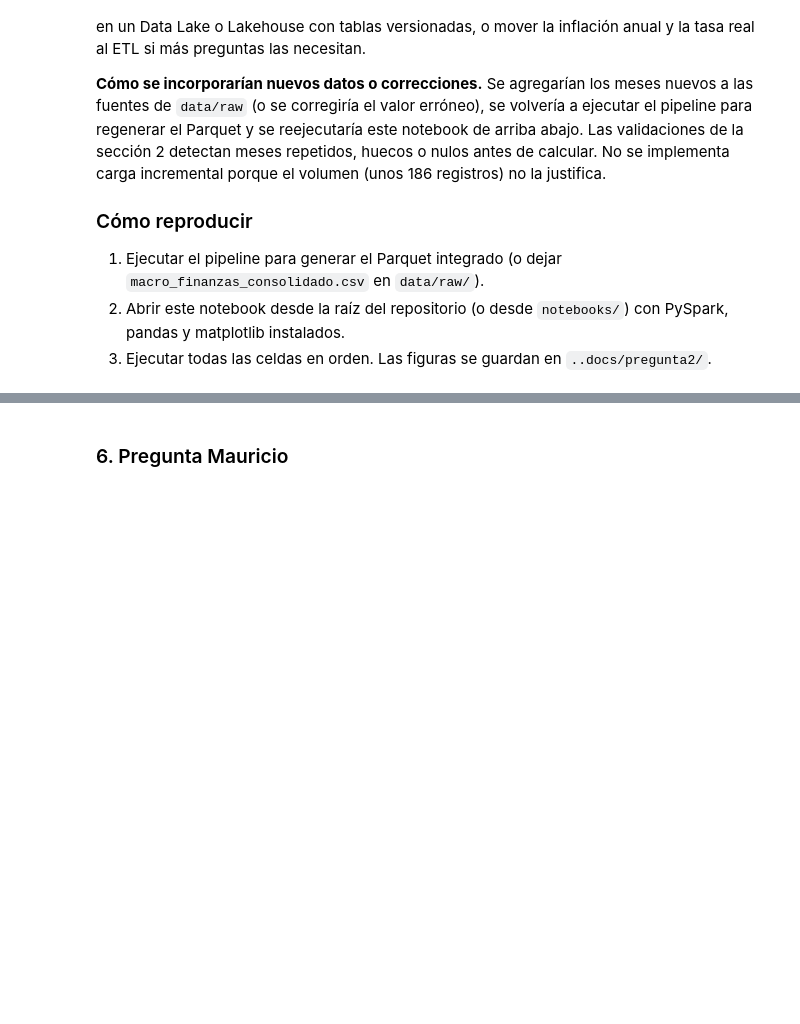
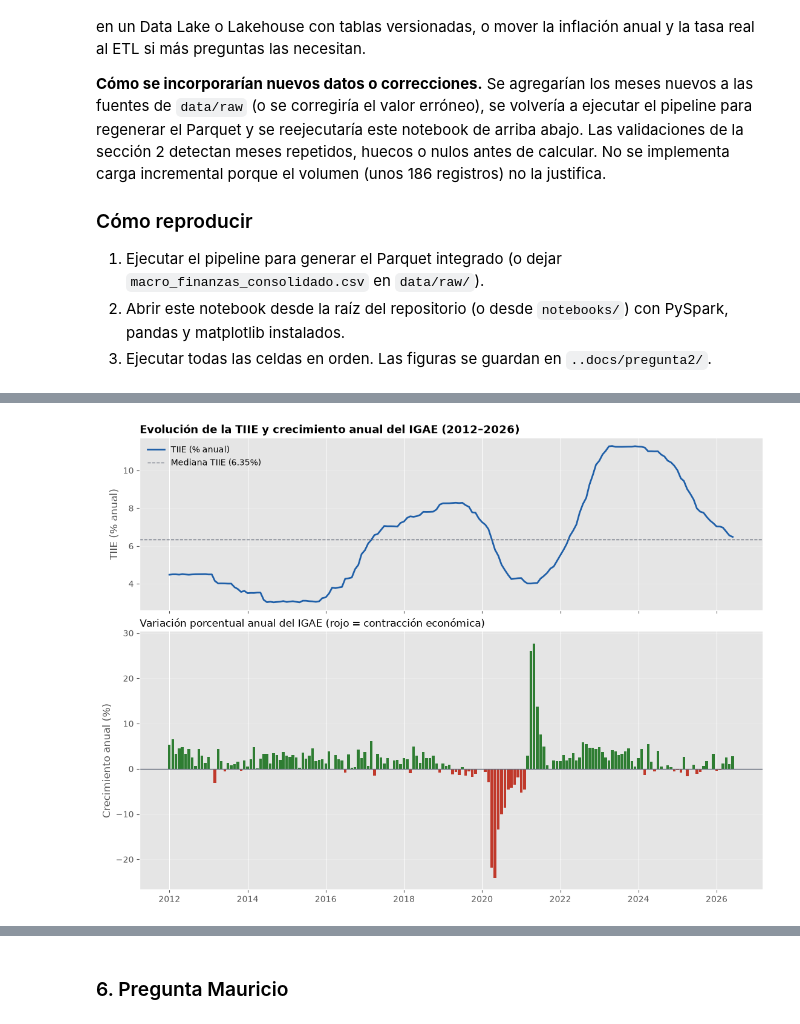
Before and after one commit to mauriciozimag/PyEconGDL, a Jupyter notebook: notebooks/reporte_de_proyecto.ipynb, the cells around one changed output, grey strips where cells are left out. Cells and saved outputs as stored; diff of their text form; code cells hidden in the pictures; blank space fills up the shorter version.

Commit message:
Agregar Pregunta Analítica 3 (IGAE y TIIE) y evidencias gráficas

```diff
--- a/notebooks/reporte_de_proyecto.ipynb
+++ b/notebooks/reporte_de_proyecto.ipynb
@@ -408,0 +697,39 @@ Recorrido de los datos en el proyecto y lugar de este notebook:
+# %%
+#Gráfica 1
+import os
+os.makedirs("../docs/pregunta3", exist_ok=True)
+
+AZUL, VERDE, ROJO, GRIS = "#1F5FA8", "#2E7D32", "#C0392B", "#6B7280"
+
+pdf_igae["FECHA"] = pd.to_datetime(pdf_igae["CICLO"] + "-01")
+contrac_mask = (pdf_igae["CREC_IGAE_ANUAL"] < 0).to_numpy()
+
+fig, (ax1, ax2) = plt.subplots(
+    2, 1, figsize=(11, 8), sharex=True, constrained_layout=True,
+    gridspec_kw={"height_ratios": [2, 3]}
+)
+
+# Panel 1: TIIE
+ax1.plot(pdf_igae["FECHA"], pdf_igae["TIIE"], color=AZUL, lw=2, label="TIIE (% anual)")
+ax1.axhline(pdf_igae["TIIE_MEDIANA"].iloc[0], color=GRIS, lw=1, ls="--",
+            label=f"Mediana TIIE ({pdf_igae['TIIE_MEDIANA'].iloc[0]:.2f}%)")
+ax1.set_title("Evolución de la TIIE y crecimiento anual del IGAE (2012–2026)", loc="left", fontsize=13, fontweight="bold")
+ax1.set_ylabel("TIIE (% anual)")
+ax1.legend(frameon=False, loc="upper left")
+ax1.grid(axis="y", alpha=0.25)
+
+# Panel 2: Crecimiento anual del IGAE
+colores_igae = [ROJO if v < 0 else VERDE for v in pdf_igae["CREC_IGAE_ANUAL"]]
+ax2.bar(pdf_igae["FECHA"], pdf_igae["CREC_IGAE_ANUAL"], width=25, color=colores_igae)
+ax2.axhline(0, color=GRIS, lw=1)
+ax2.set_title("Variación porcentual anual del IGAE (rojo = contracción económica)", loc="left", fontsize=12)
+ax2.set_ylabel("Crecimiento anual (%)")
+ax2.grid(axis="y", alpha=0.25)
+
+for ax in (ax1, ax2):
+    ax.spines[["top", "right"]].set_visible(False)
+
+fig.savefig("../docs/pregunta3/tiie_igae_actividad.png", dpi=150)
+plt.show()
+# %% [output]
+[figure, added]
```
Also changed, not shown: parts of 19 cells of this notebook, 2 other files.
